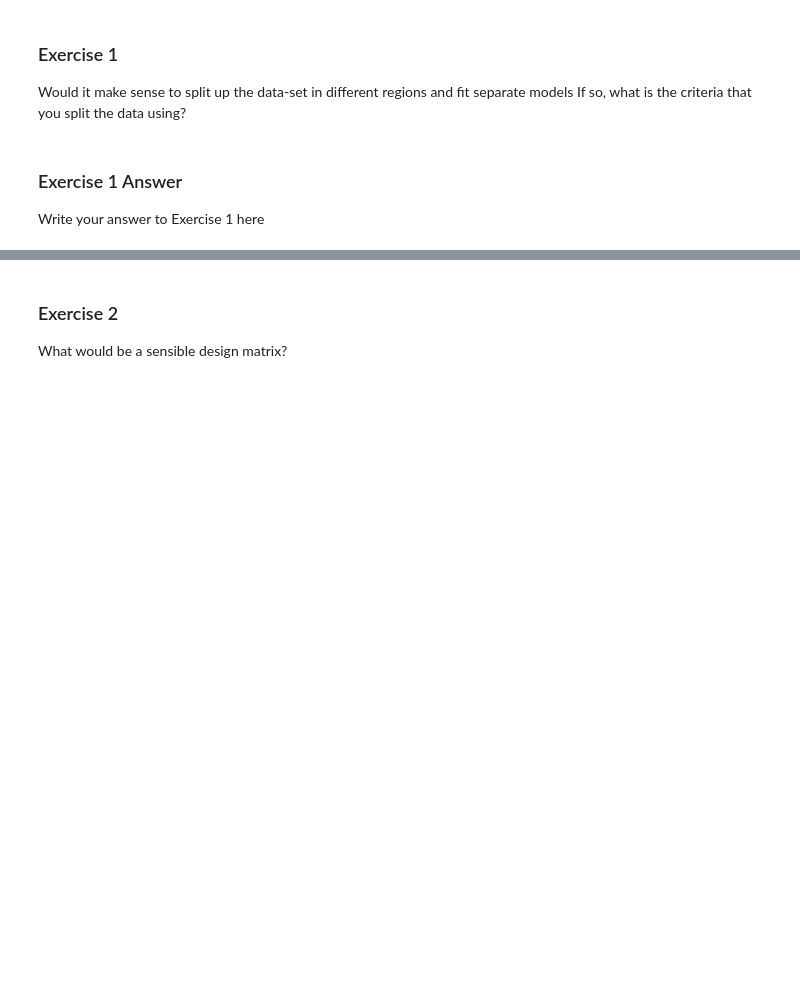
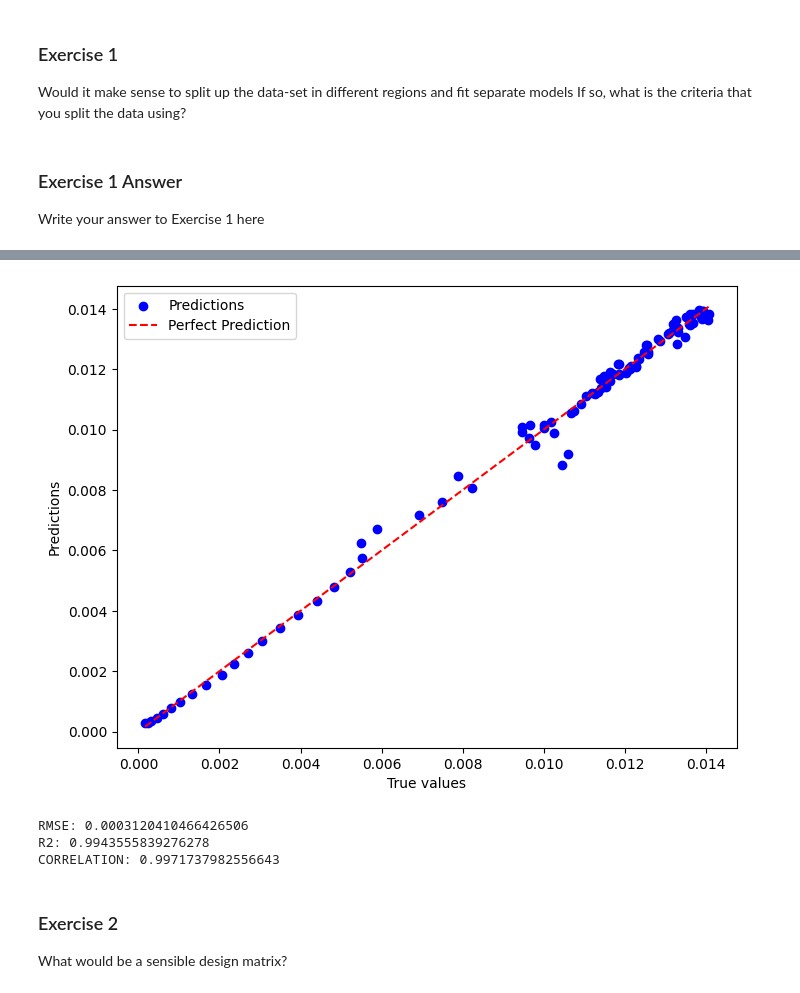
Before and after one commit to sdenyskov/sd995_ads_2024, a Jupyter notebook: notebooks/03-address_glm.ipynb, the cells around one changed output, grey strips where cells are left out. Drawn from its saved outputs; the diff is of its cells as text; code cells hidden in the pictures; blank space fills up the shorter version.

```diff
--- a/notebooks/03-address_glm.ipynb
+++ b/notebooks/03-address_glm.ipynb
@@ -821,3 +870,41 @@ corresponding to different development stages (e.g.. 0-18, 18-40, 40-65, 65-100
+# %%
+x = np.array(range(100))
+y = np.array(age_df.sum(axis=0))
+y = y / np.sum(y)
+
+np.random.seed(42)
+arr1 = np.array([1 for i in range(0, 18)] + [0 for i in range(18, 45)] + [0 for i in range(45, 65)] + [0 for i in range(65, 100)])
+arr2 = np.array([0 for i in range(0, 18)] + [1 for i in range(18, 45)] + [0 for i in range(45, 65)] + [0 for i in range(65, 100)])
+arr3 = np.array([0 for i in range(0, 18)] + [0 for i in range(18, 45)] + [1 for i in range(45, 65)] + [0 for i in range(65, 100)])
+arr4 = np.array([0 for i in range(0, 18)] + [0 for i in range(18, 45)] + [0 for i in range(45, 65)] + [1 for i in range(65, 100)])
+
+design = np.concatenate(((arr1).reshape(-1, 1),
+                         (arr1 * x).reshape(-1, 1),
+                         (arr1 * x * x).reshape(-1, 1),
+                         (arr1 / (x + 1)).reshape(-1, 1),
+                         (arr2).reshape(-1, 1),
+                         (arr2 * x).reshape(-1, 1),
+                         (arr2 * x * x).reshape(-1, 1),
+                         (arr2 / (x + 1)).reshape(-1, 1),
+                         (arr3).reshape(-1, 1),
+                         (arr3 * x).reshape(-1, 1),
+                         (arr3 * x * x).reshape(-1, 1),
+                         (arr3 / (x + 1)).reshape(-1, 1),
+                         (arr4).reshape(-1, 1),
+                         (arr4 * x).reshape(-1, 1),
+                         (arr4 * x * x).reshape(-1, 1),
+                         (arr4 / (x + 1)).reshape(-1, 1)), axis=1)
+
+m_linear_basis = sm.OLS(y, design)
+results_basis = m_linear_basis.fit()
+y_pred_linear_basis = results_basis.get_prediction(design).summary_frame(alpha=0.05)['mean']
+
+plot_predictions(y, y_pred_linear_basis)
+# %% [output]
+[figure, added]
+RMSE: 0.0003120410466426506
+R2: 0.9943555839276278
+CORRELATION: 0.9971737982556643
 # %% [markdown]
 ### Exercise 2
 
```
Also changed, not shown: parts of 13 cells of this notebook.
